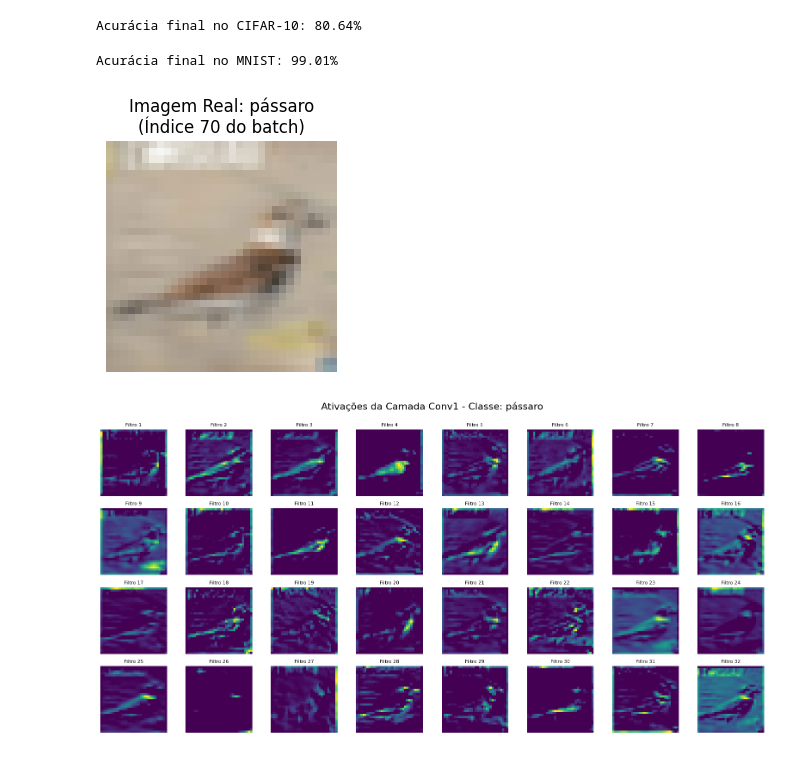
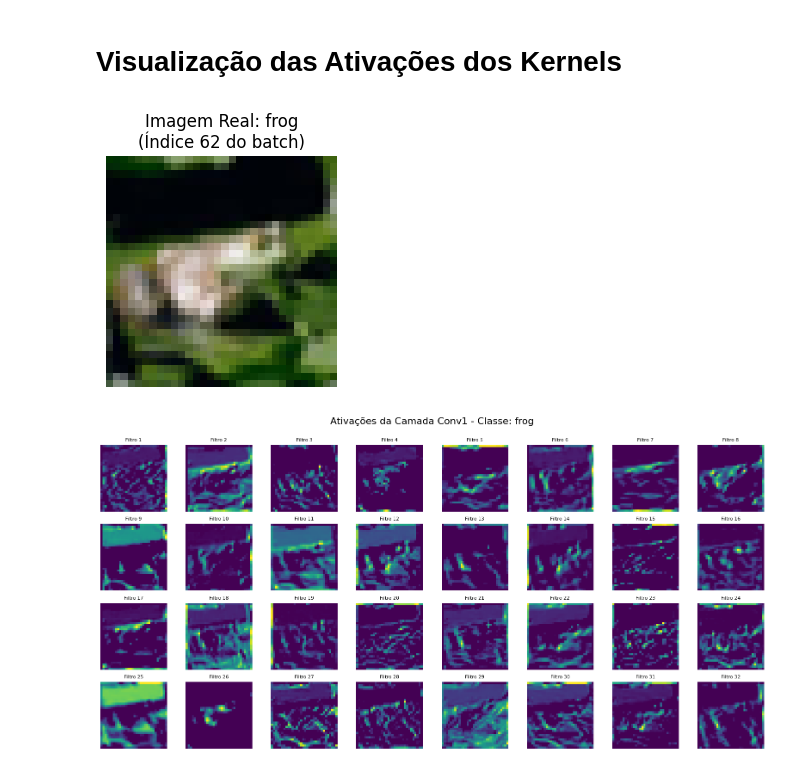
Before and after one commit to ajtfj/ProjectCNN, a Jupyter notebook: CNN.ipynb, the cells around one changed output. Saved outputs shown, nothing was run; the diff lists cells and outputs as text; code cells hidden in the pictures.

Commit message:
cnn model improvement

```diff
--- a/CNN.ipynb
+++ b/CNN.ipynb
@@ -204,61 +220,48 @@ def avaliar_modelo(modelo, loader):
-# %%
-acuracia_cifar = avaliar_modelo(modelo_cifar, testloader_cifar)
-print(f"Acurácia final no CIFAR-10: {acuracia_cifar:.2f}%")
-# %% [output]
-Acurácia final no CIFAR-10: 80.64%
-# %%
-acuracia_mnist = avaliar_modelo(modelo_mnist, testloader_mnist)
-print(f"Acurácia final no MNIST: {acuracia_mnist:.2f}%")
-# %% [output]
-Acurácia final no MNIST: 99.01%
+# %% [markdown]
+# Visualização das Ativações dos Kernels
 # %%
 # 1. Pegar um lote de imagens e escolher uma aleatoriamente
 dataiter = iter(testloader_cifar)
 imagens, rotulos = next(dataiter)
 
-# Define o tamanho do lote carregado
-batch_size = imagens.shape[0]
 # Seleciona um índice aleatório dentro do intervalo do lote
-idx_aleatorio = random.randint(0, batch_size - 1)
+idx_aleatorio = random.randint(0, imagens.shape[0] - 1)
 
 # Pegar a imagem sorteada e preparar para a rede
 img_original = imagens[idx_aleatorio]
-img_tensor = img_original.unsqueeze(0).to(device) # Adiciona dimensão de batch [1, 3, 32, 32]
-classe_real = classes[rotulos[idx_aleatorio]]
+img_tensor = img_original.unsqueeze(0).to(device)
+classe_real = classes_cifar[rotulos[idx_aleatorio]]
 
 # 2. Extrair as ativações da PRIMEIRA camada convolucional
-modelo_cifar.eval() # Modo de avaliação
+modelo_cifar.eval()
 with torch.no_grad():
-    # Passamos a imagem pela conv1 e aplicamos ReLU para ver as ativações reais
     ativacoes = F.relu(modelo_cifar.conv1(img_tensor))
 
-# O shape de 'ativacoes' será [1, 32, 32, 32]
 # Removemos a dimensão do batch e jogamos para CPU
 ativacoes = ativacoes.squeeze(0).cpu().numpy()
 
 # 3. Plotar a imagem original para referência
-img_display = img_original / 2 + 0.5 # Desnormaliza para visualização
+img_display = img_original / 2 + 0.5 # Desnormaliza
 npimg = img_display.numpy()
 plt.figure(figsize=(3, 3))
 plt.imshow(np.transpose(npimg, (1, 2, 0)))
 plt.title(f'Imagem Real: {classe_real}\n(Índice {idx_aleatorio} do batch)')
 plt.axis('off')
 plt.show()
 
-# 4. Plotar os 32 Feature Maps (4 linhas x 8 colunas)
+# 4. Plotar os 32 Feature Maps
 fig, axes = plt.subplots(4, 8, figsize=(16, 8))
 fig.suptitle(f'Ativações da Camada Conv1 - Classe: {classe_real}', fontsize=16)
 
 for i, ax in enumerate(axes.flat):
-    # Usamos o mapa de cores 'viridis' para destacar as ativações
     ax.imshow(ativacoes[i], cmap='viridis')
     ax.axis('off')
     ax.set_title(f'Filtro {i+1}', fontsize=8)
 
 plt.tight_layout()
-plt.subplots_adjust(top=0.9) # Ajusta o espaço para o título principal
+plt.subplots_adjust(top=0.9)
 plt.show()
 # %% [output]
-[figure, old version]
+[figure, new version]
-[figure, old version]
+[figure, new version]
 # %%
```
Also changed, not shown: parts of 15 cells of this notebook.
